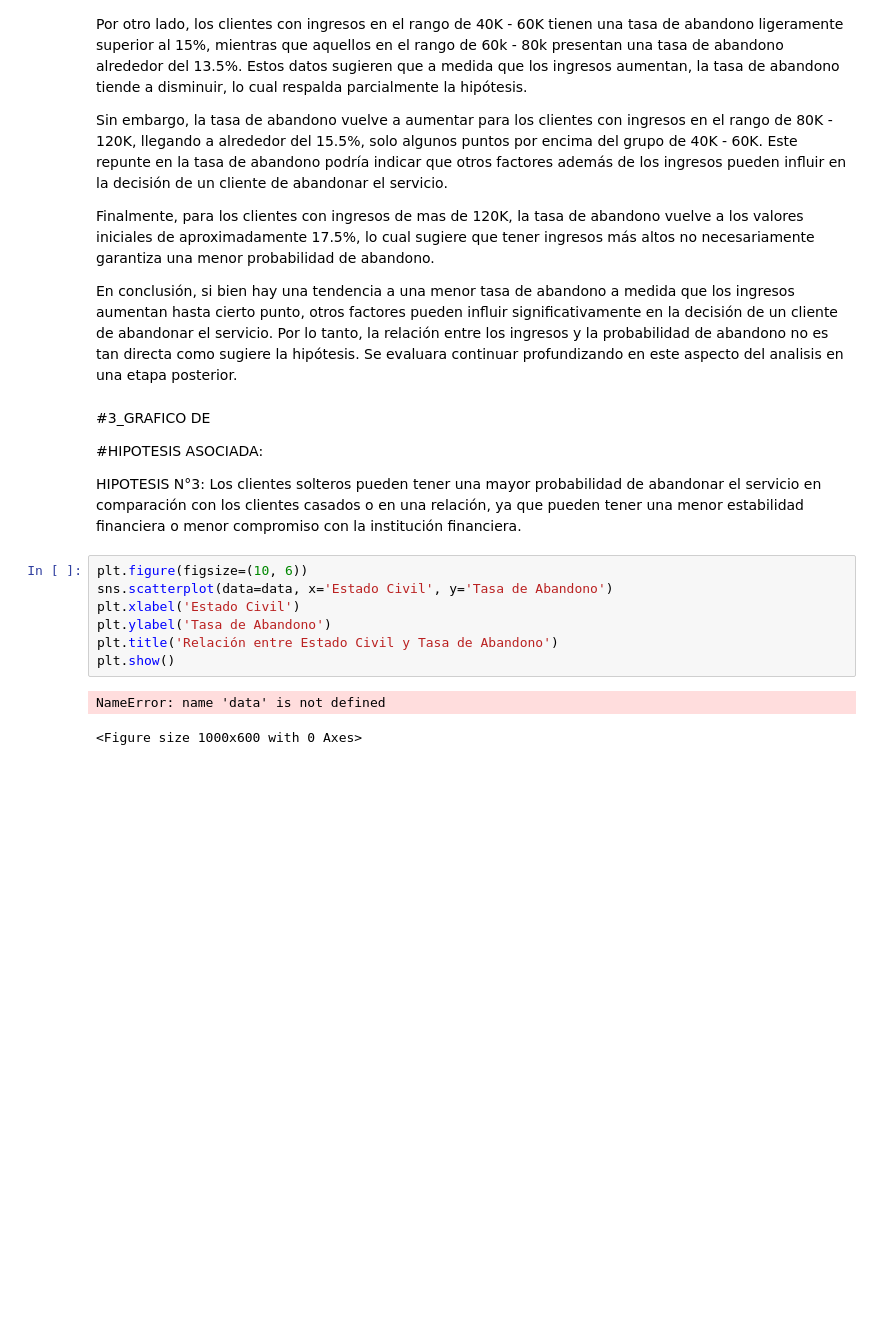
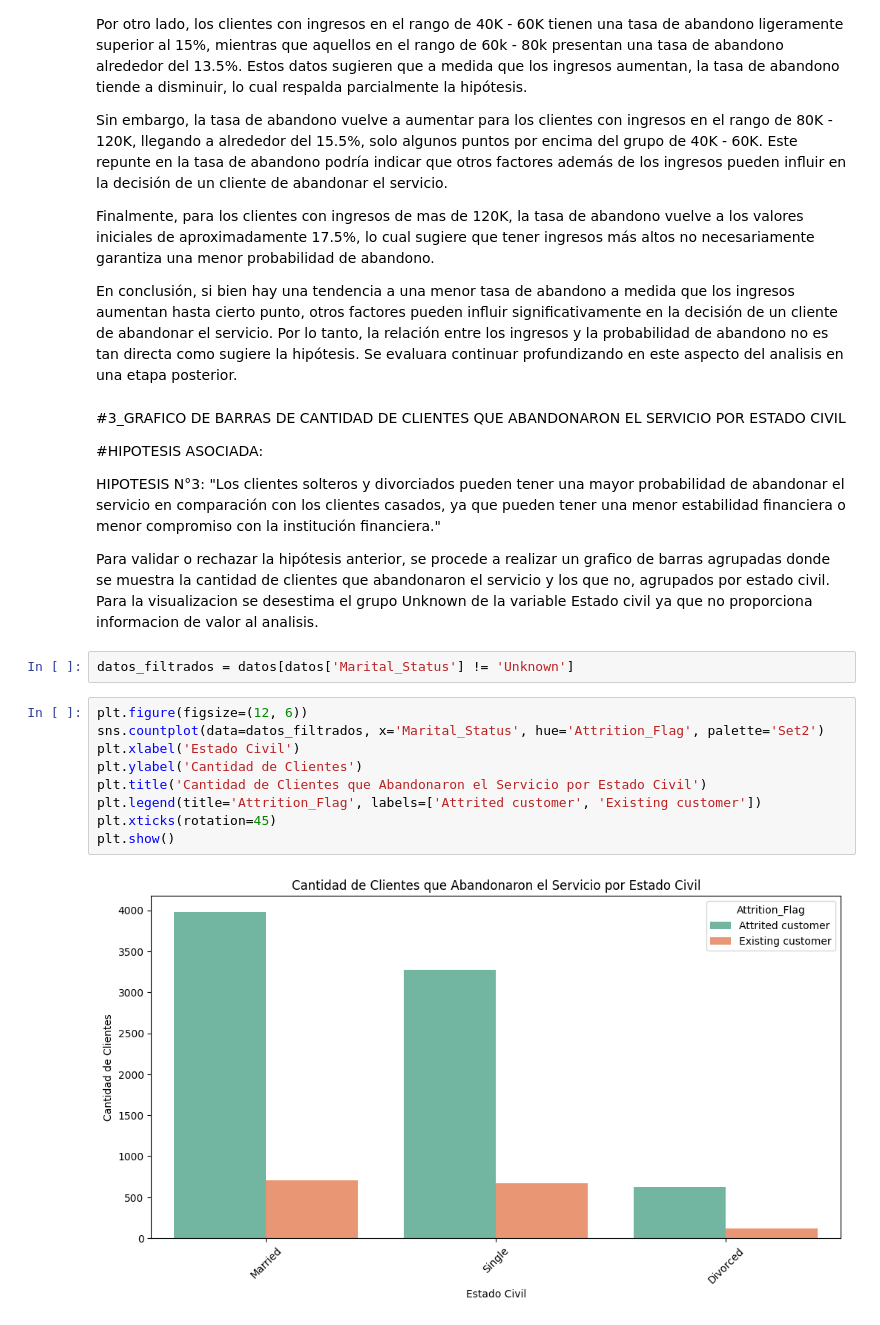
Before and after one commit to GBrunetti/GB-dataset, a Jupyter notebook: ProyectoDS_ParteI_+Brunetti_G_.ipynb, the cells around one changed output. Saved outputs shown, nothing was run; the diff lists cells and outputs as text; blank space fills up the shorter version.

```diff
--- a/ProyectoDS_ParteI_+Brunetti_G_.ipynb
+++ b/ProyectoDS_ParteI_+Brunetti_G_.ipynb
@@ -208,20 +208,23 @@ Finalmente, para los clientes con ingresos de mas de 120K, la tasa de abandono v
 
 En conclusión, si bien hay una tendencia a una menor tasa de abandono a medida que los ingresos aumentan hasta cierto punto, otros factores pueden influir significativamente en la decisión de un cliente de abandonar el servicio. Por lo tanto, la relación entre los ingresos y la probabilidad de abandono no es tan directa como sugiere la hipótesis. Se evaluara continuar profundizando en este aspecto del analisis en una etapa posterior.
 # %% [markdown]
-#3_GRAFICO DE
+#3_GRAFICO DE BARRAS DE CANTIDAD DE CLIENTES QUE ABANDONARON EL SERVICIO POR ESTADO CIVIL
 
 #HIPOTESIS ASOCIADA:
 
-HIPOTESIS N°3: Los clientes solteros pueden tener una mayor probabilidad de abandonar el
-servicio en comparación con los clientes casados o en una relación, ya que pueden tener una menor estabilidad
-financiera o menor compromiso con la institución financiera.
+HIPOTESIS N°3: "Los clientes solteros y divorciados pueden tener una mayor probabilidad de abandonar el servicio en comparación con los clientes casados, ya que pueden tener una menor estabilidad financiera o menor compromiso con la institución financiera."
+
+Para validar o rechazar la hipótesis anterior, se procede a realizar un grafico de barras agrupadas donde se muestra la cantidad de clientes que abandonaron el servicio y los que no, agrupados por estado civil. Para la visualizacion se desestima el grupo Unknown de la variable Estado civil ya que no proporciona informacion de valor al analisis.
+# %%
+datos_filtrados = datos[datos['Marital_Status'] != 'Unknown']
 # %%
-plt.figure(figsize=(10, 6))
-sns.scatterplot(data=data, x='Estado Civil', y='Tasa de Abandono')
+plt.figure(figsize=(12, 6))
+sns.countplot(data=datos_filtrados, x='Marital_Status', hue='Attrition_Flag', palette='Set2')
 plt.xlabel('Estado Civil')
-plt.ylabel('Tasa de Abandono')
-plt.title('Relación entre Estado Civil y Tasa de Abandono')
+plt.ylabel('Cantidad de Clientes')
+plt.title('Cantidad de Clientes que Abandonaron el Servicio por Estado Civil')
+plt.legend(title='Attrition_Flag', labels=['Attrited customer', 'Existing customer'])
+plt.xticks(rotation=45)
 plt.show()
 # %% [output]
-NameError: name 'data' is not defined
-<Figure size 1000x600 with 0 Axes>
+[figure, added]
```
Also changed, not shown: parts of 1 cell of this notebook.
